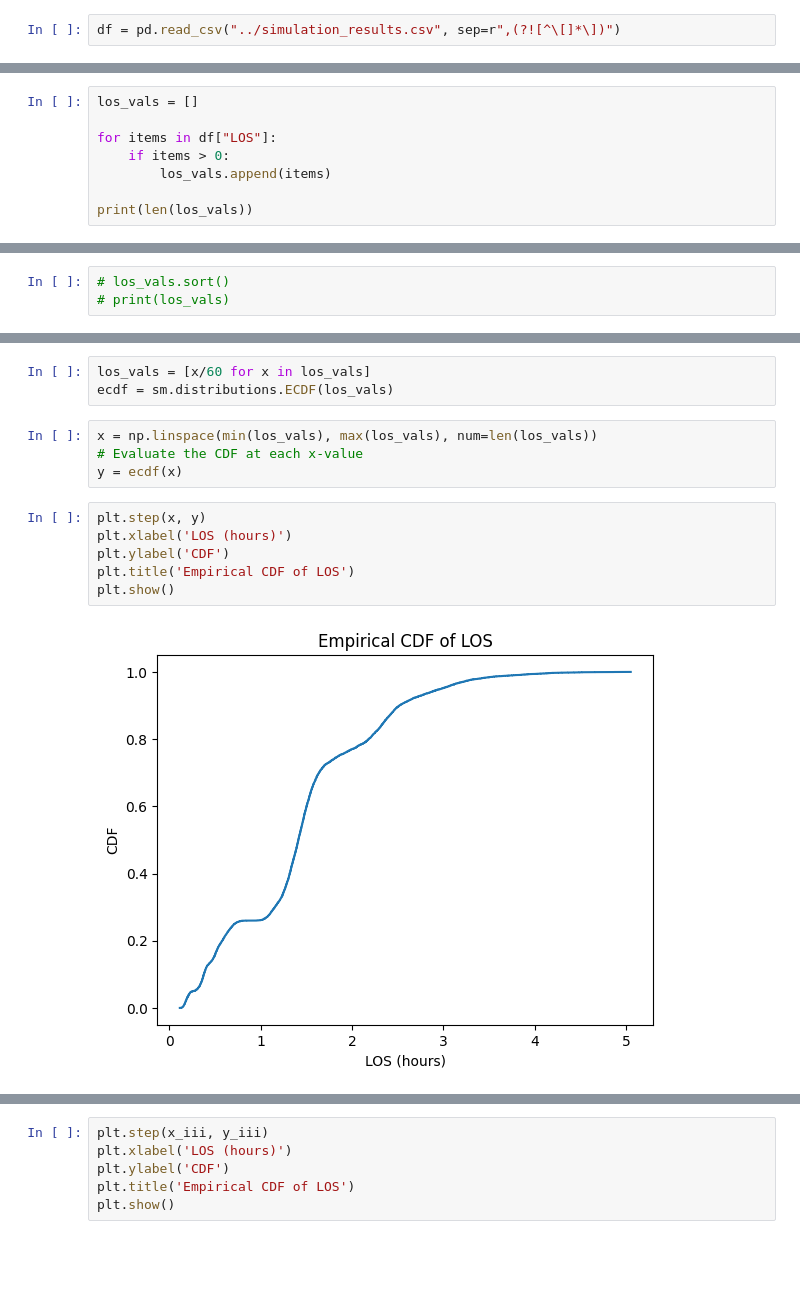
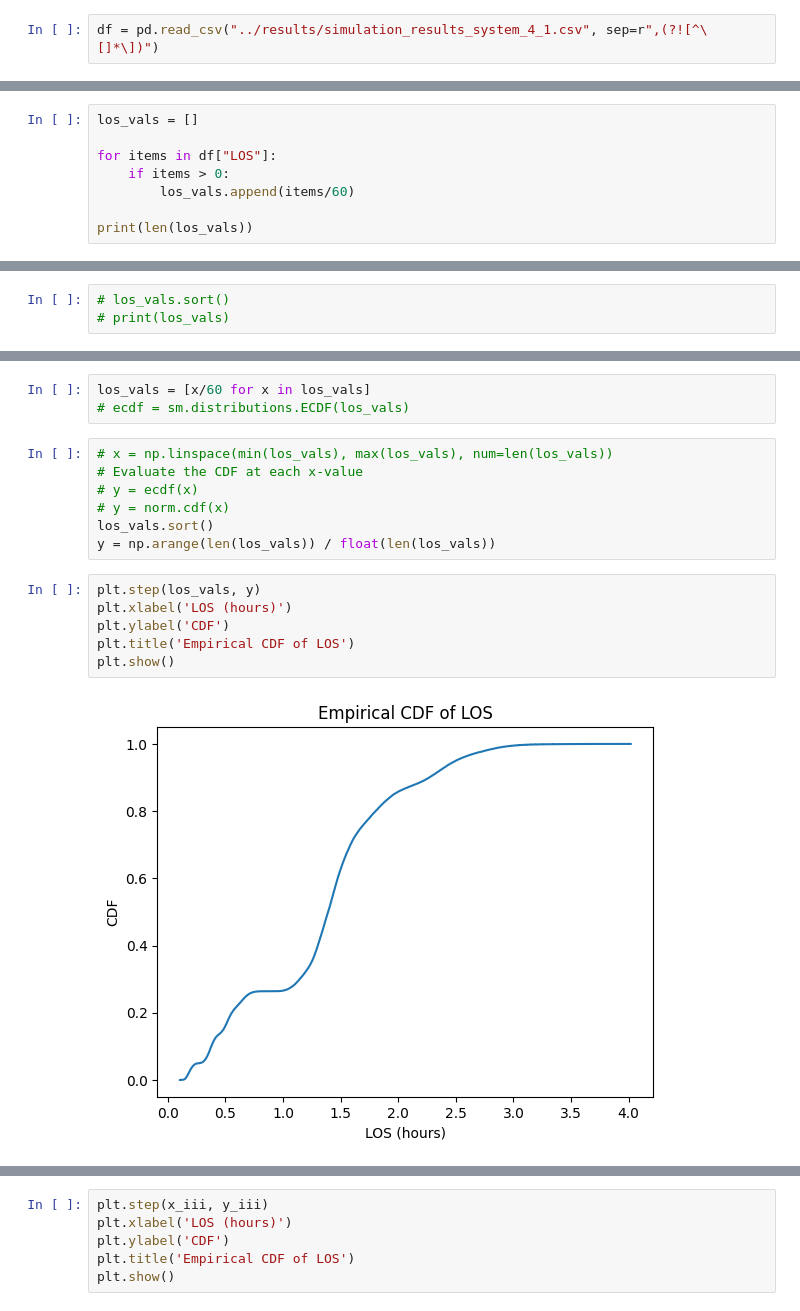
Before and after one commit to SaashaJoshi/ER-FlowSim, a Jupyter notebook: jupyter_notebooks/LOS-is-MultiModal.ipynb, the cells around one changed output, grey strips where cells are left out. Cells and saved outputs as stored; diff of their text form; blank space fills up the shorter version.

```diff
--- a/jupyter_notebooks/LOS-is-MultiModal.ipynb
+++ b/jupyter_notebooks/LOS-is-MultiModal.ipynb
@@ -14,7 +15,7 @@ import ast
 #                          "Medication Waiting Room Length", "Inpatient Waiting Room Length"
 #                         ])
 # %%
-df = pd.read_csv("../simulation_results.csv", sep=r",(?![^\[]*\])")
+df = pd.read_csv("../results/simulation_results_system_4_1.csv", sep=r",(?![^\[]*\])")
 # %%
 # df[1000:1010]
 df[:10]
@@ -45,7 +46,7 @@ los_vals = []
 
 for items in df["LOS"]:
     if items > 0:
-        los_vals.append(items)
+        los_vals.append(items/60)
 
 print(len(los_vals))
 # %% [output]
@@ -90,18 +91,21 @@ plt.show()
 # %%
 los_vals = [x/60 for x in los_vals]
-ecdf = sm.distributions.ECDF(los_vals)
+# ecdf = sm.distributions.ECDF(los_vals)
 # %%
-x = np.linspace(min(los_vals), max(los_vals), num=len(los_vals))
+# x = np.linspace(min(los_vals), max(los_vals), num=len(los_vals))
 # Evaluate the CDF at each x-value
-y = ecdf(x)
+# y = ecdf(x)
+# y = norm.cdf(x)
+los_vals.sort()
+y = np.arange(len(los_vals)) / float(len(los_vals))
 # %%
-plt.step(x, y)
+plt.step(los_vals, y)
 plt.xlabel('LOS (hours)')
 plt.ylabel('CDF')
 plt.title('Empirical CDF of LOS')
 plt.show()
 # %% [output]
-[figure, old version]
+[figure, new version]
 # %%
 los_vals_ctas_i = []
 los_vals_ctas_ii = []
```
Also changed, not shown: parts of 17 cells of this notebook, 7 other files.
